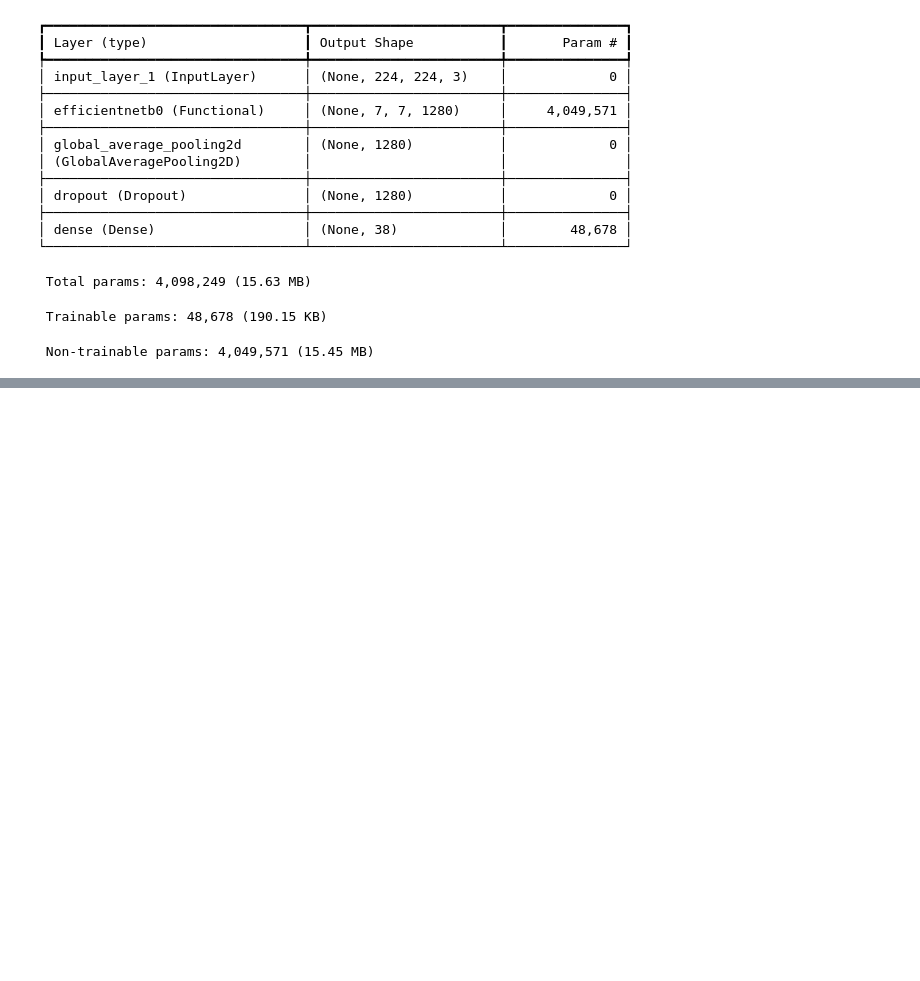
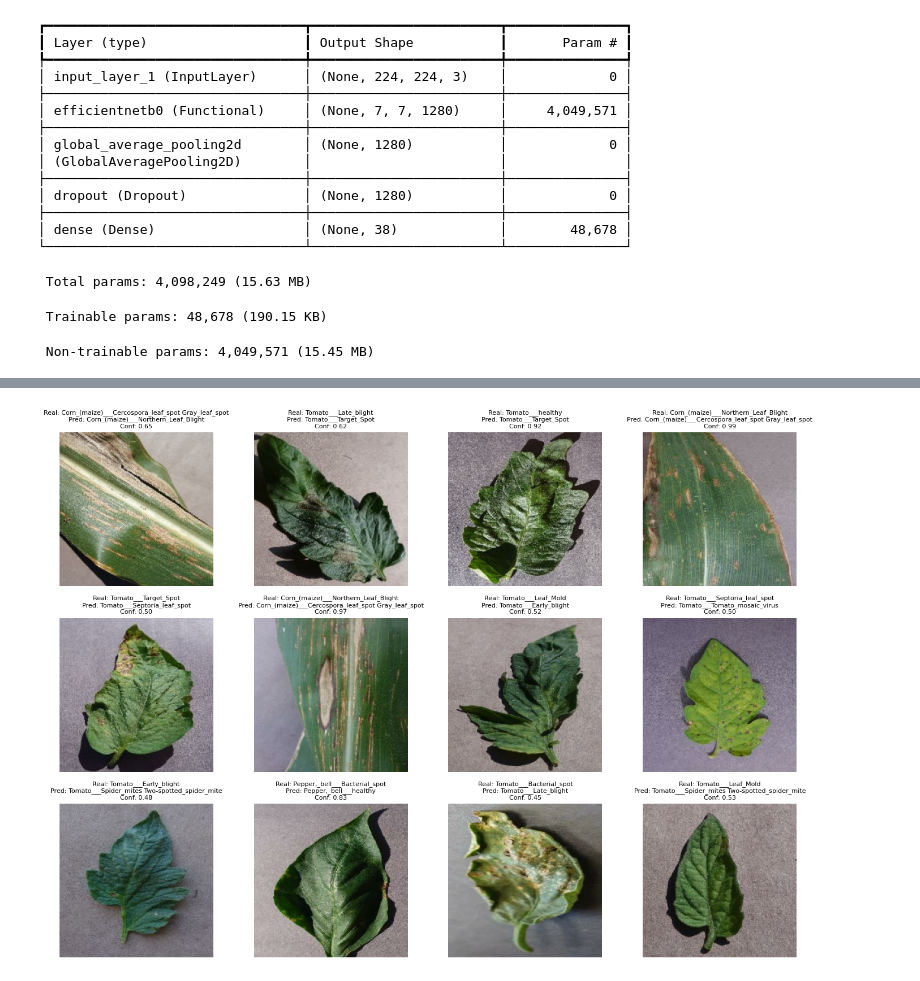
Before and after one commit to SamuelMota321/plantvillage-dataset, a Jupyter notebook: main.ipynb, the cells around one changed output, grey strips where cells are left out. Saved outputs shown, nothing was run; the diff lists cells and outputs as text; code cells hidden in the pictures; blank space fills up the shorter version.

```diff
--- a/main.ipynb
+++ b/main.ipynb
@@ -231,10 +239,10 @@ Model: "functional"
  Trainable params: 48,678 (190.15 KB)
  Non-trainable params: 4,049,571 (15.45 MB)
 # %%
-EPOCHS = 5
+# EPOCHS = 5
 
-history = model.fit(
-    train_ds,
-    validation_data=val_ds,
-    epochs=EPOCHS
-)
+# history = model.fit(
+#     train_ds,
+#     validation_data=val_ds,
+#     epochs=EPOCHS
+# )
@@ -246,0 +346,17 @@ print(f"Val Loss: {val_loss:.4f}, Val Accuracy: {val_acc:.4f}")
+# %%
+
+plt.figure(figsize=(14, 10))
+
+for i, (img, true_id, pred_id, conf) in enumerate(errors[:12]):
+    plt.subplot(3, 4, i + 1)
+    plt.imshow(img.astype("uint8"))
+    plt.title(
+        f"Real: {idx_to_class[true_id]}\nPred: {idx_to_class[pred_id]}\nConf: {conf:.2f}",
+        fontsize=8
+    )
+    plt.axis("off")
+
+plt.tight_layout()
+plt.show()
+# %% [output]
+[figure, added]
```
Also changed, not shown: parts of 16 cells of this notebook, 5 other files.
